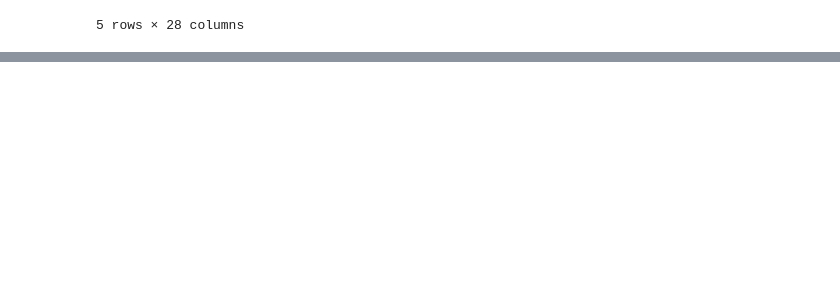
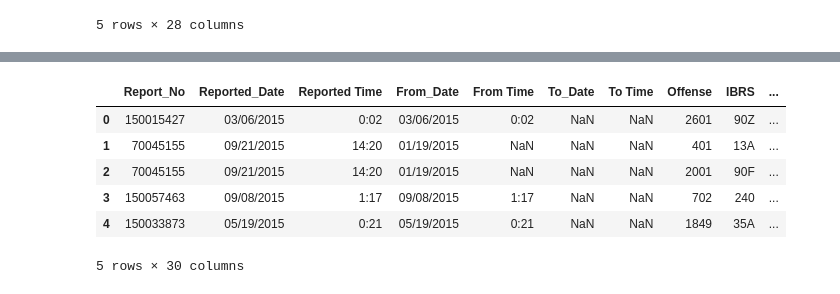
Before and after one commit to sashabridges/DowntownData, a Jupyter notebook: DowntownData Notebook.ipynb, the cells around one changed output, grey strips where cells are left out. Drawn from its saved outputs; the diff is of its cells as text; code cells hidden in the pictures; blank space fills up the shorter version.

Commit message:
Added more crime data and loaded it to the notebook

```diff
--- a/DowntownData Notebook.ipynb
+++ b/DowntownData Notebook.ipynb
@@ -131,0 +143,11 @@ crime_data.head()
+# %%
+crime_data_2015 = pd.read_csv('KCPD_Crime_Data_2015.csv')
+crime_data_2015.head()
+# %% [output]
+|  | Report_No | Reported_Date | Reported Time | From_Date | From Time | To_Date | To Time | Offense | IBRS | ... |
+| 0 | 150015427 | 03/06/2015 | 0:02 | 03/06/2015 | 0:02 | NaN | NaN | 2601 | 90Z | ... |
+| 1 | 70045155 | 09/21/2015 | 14:20 | 01/19/2015 | NaN | NaN | NaN | 401 | 13A | ... |
+| 2 | 70045155 | 09/21/2015 | 14:20 | 01/19/2015 | NaN | NaN | NaN | 2001 | 90F | ... |
+| 3 | 150057463 | 09/08/2015 | 1:17 | 09/08/2015 | 1:17 | NaN | NaN | 702 | 240 | ... |
+| 4 | 150033873 | 05/19/2015 | 0:21 | 05/19/2015 | 0:21 | NaN | NaN | 1849 | 35A | ... |
+5 rows × 30 columns
```
Also changed, not shown: parts of 3 cells of this notebook, 4 other files.
